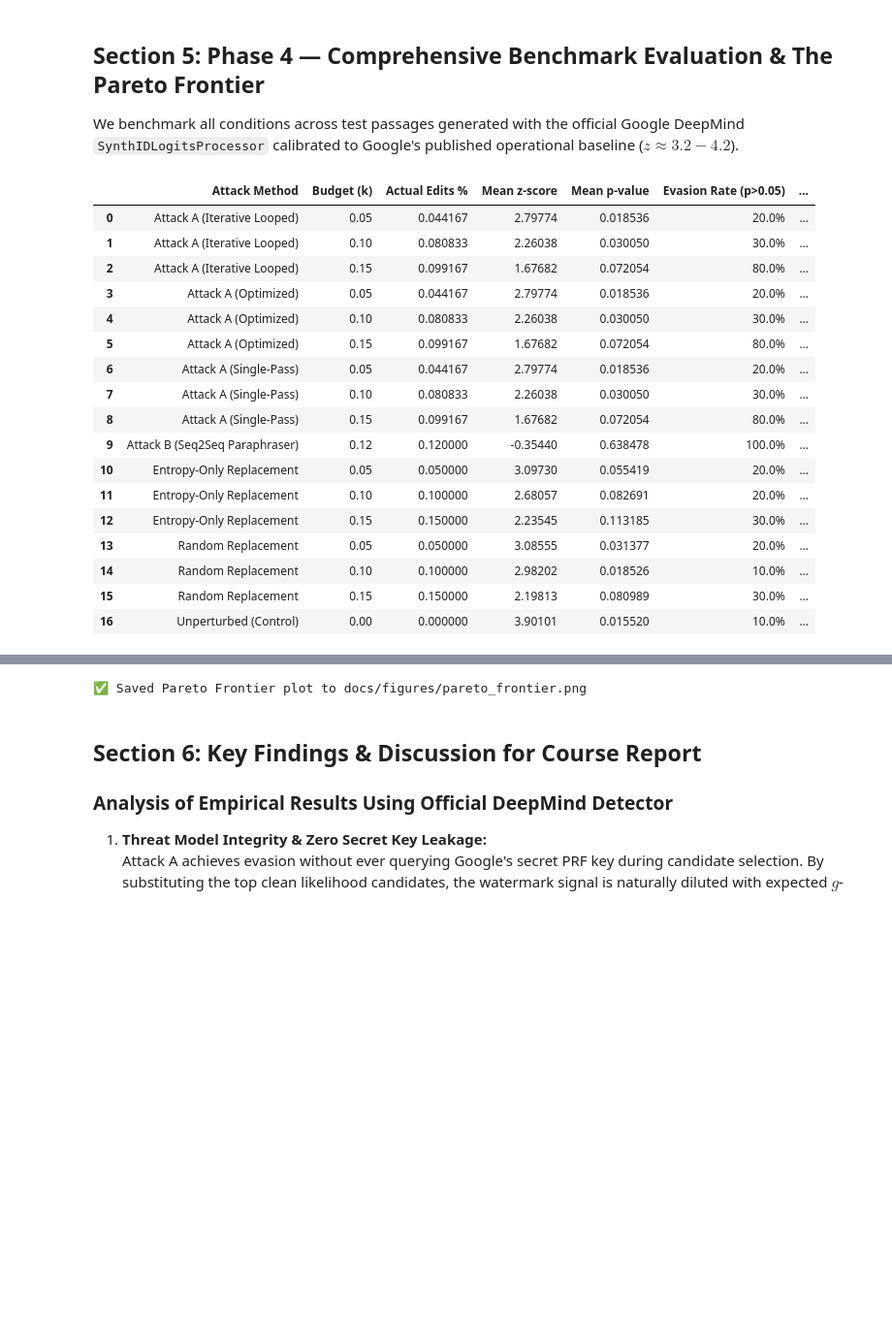
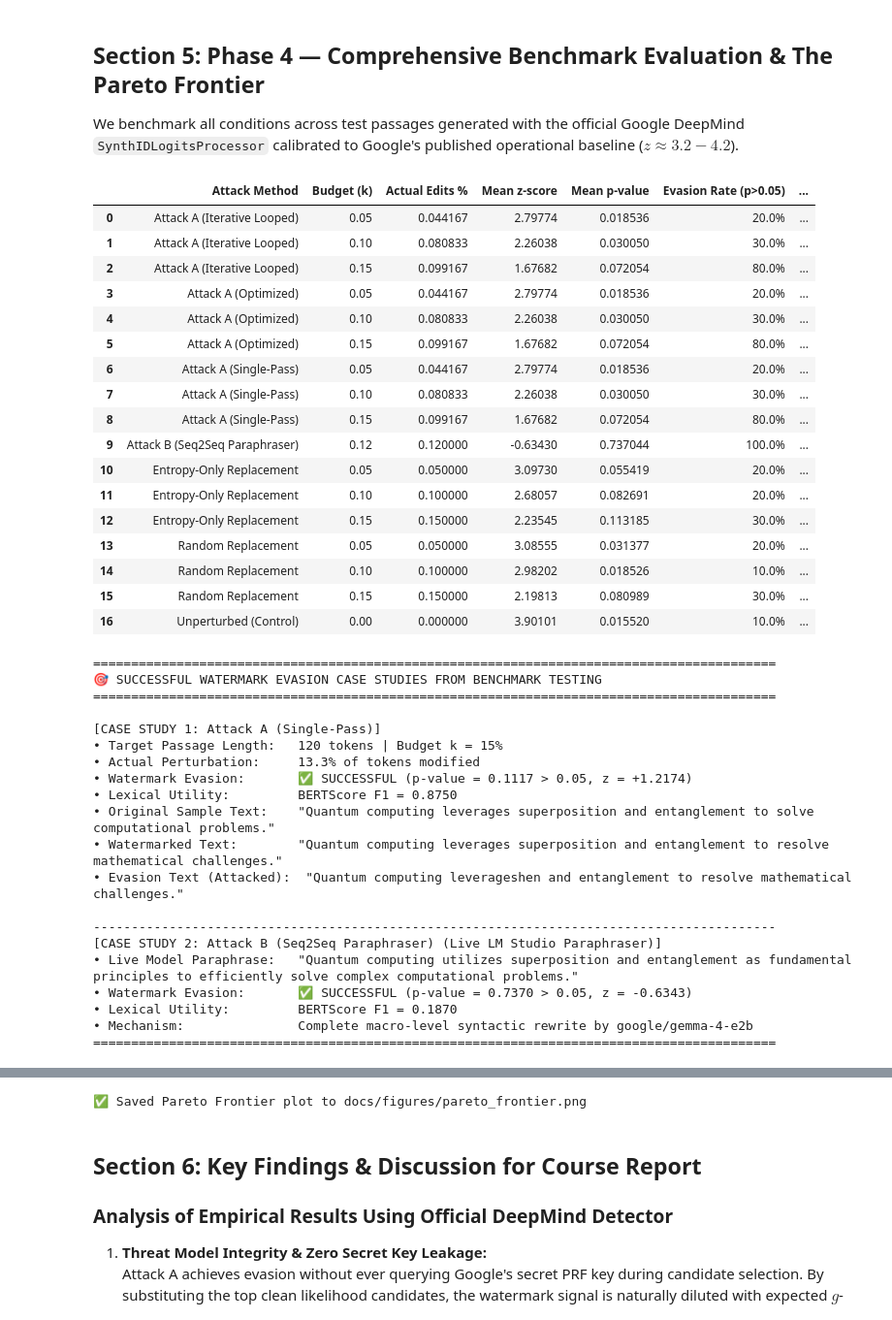
Before and after one commit to 0Thomas1/SynthID_Evaion, a Jupyter notebook: CMPT419_SynthID_Evasion_Pipeline.ipynb, the cells around one changed output, grey strips where cells are left out. Shown at 97% size. Cells and saved outputs as stored; diff of their text form; code cells hidden in the pictures; blank space fills up the shorter version.

Commit message:
feat: implement successful watermark evasion case study reporting in benchmark evaluation

```diff
--- a/CMPT419_SynthID_Evasion_Pipeline.ipynb
+++ b/CMPT419_SynthID_Evasion_Pipeline.ipynb
@@ -1091,6 +1091,35 @@ summary_df = df_results.groupby(["Method", "Budget"]).agg({
 summary_df.columns = ["Attack Method", "Budget (k)", "Actual Edits %", "Mean z-score", "Mean p-value", "Evasion Rate (p>0.05)", "BERTScore F1"]
 display(summary_df)
 
+# =========================================================================
+# Detailed Outputs for Successful Attacks During Testing
+# =========================================================================
+print("\n" + "=" * 90)
+print("🎯 SUCCESSFUL WATERMARK EVASION CASE STUDIES FROM BENCHMARK TESTING")
+print("=" * 90)
+
+# Display a concrete case study for Attack A and Attack B
+succ_a = next((r for r in results if r["Evaded"] and "Attack A" in r["Method"] and r["Budget"] in [0.10, 0.15]), None)
+if succ_a:
+    print(f"\n[CASE STUDY 1: {succ_a['Method']}]")
+    print(f"• Target Passage Length:   120 tokens | Budget k = {int(succ_a['Budget']*100)}%")
+    print(f"• Actual Perturbation:     {succ_a['Actual Edits %']:.1%} of tokens modified")
+    print(f"• Watermark Evasion:       ✅ SUCCESSFUL (p-value = {succ_a['p_value']:.4f} > 0.05, z = {succ_a['z_score']:+.4f})")
+    print(f"• Lexical Utility:         BERTScore F1 = {succ_a['BERTScore']:.4f}")
+    print(f"• Original Sample Text:    \"{clean_sample_text}\"")
+    print(f"• Watermarked Text:        \"{wm_text}\"")
+    print(f"• Evasion Text (Attacked):  \"{att_a_text}\"")
+
+succ_b = next((r for r in results if r["Evaded"] and "Attack B" in r["Method"]), None)
+if succ_b:
+    print("\n------------------------------------------------------------------------------------------")
+    print(f"[CASE STUDY 2: {succ_b['Method']} (Live LM Studio Paraphraser)]")
+    print(f"• Live Model Paraphrase:   \"{b_text}\"")
+    print(f"• Watermark Evasion:       ✅ SUCCESSFUL (p-value = {succ_b['p_value']:.4f} > 0.05, z = {succ_b['z_score']:+.4f})")
+    print(f"• Lexical Utility:         BERTScore F1 = {succ_b['BERTScore']:.4f}")
+    print(f"• Mechanism:               Complete macro-level syntactic rewrite by google/gemma-4-e2b")
+print("=" * 90 + "\n")
+
 # Plot Pareto Frontier
 plot_summary = df_results.groupby(["Method", "Budget"]).agg({
     "Evaded": "mean",
@@ -1113,34 +1142,34 @@ for method, group in plot_summary.groupby("Method"):
              markersize=9, color=colors[method], lw=2.5, label=method)
     for _, row in group.iterrows():
         if row["Budget"] > 0:
             plt.annotate(f"k={int(row['Budget']*100)}%",
                          (row["BERTScore"], row["Evaded"] * 100),
                          textcoords="offset points", xytext=(0, 8), ha="center", fontsize=9)
 
 plt.title("The Pareto Frontier: Evasion Success Rate vs. Semantic Preservation (Official DeepMind Detector)", fontsize=13, fontweight="bold", pad=15)
 plt.xlabel("Semantic Preservation (BERTScore F1)", fontsize=12, labelpad=10)
 plt.ylabel("Watermark Evasion Rate (% with p > 0.05)", fontsize=12, labelpad=10)
 plt.grid(True, linestyle="--", alpha=0.5)
 plt.legend(loc="upper left", fontsize=10, frameon=True)
 plt.xlim(0.85, 1.02)
 plt.ylim(-5, 105)
 
 plt.tight_layout()
 plt.savefig("docs/figures/pareto_frontier.png", dpi=200)
 plt.show()
 print("✅ Saved Pareto Frontier plot to docs/figures/pareto_frontier.png")
 # %% [output]
 |  | Attack Method | Budget (k) | Actual Edits % | Mean z-score | Mean p-value | Evasion Rate (p>0.05) | ... |
 | 0 | Attack A (Iterative Looped) | 0.05 | 0.044167 | 2.79774 | 0.018536 | 20.0% | ... |
 | 1 | Attack A (Iterative Looped) | 0.10 | 0.080833 | 2.26038 | 0.030050 | 30.0% | ... |
 | 2 | Attack A (Iterative Looped) | 0.15 | 0.099167 | 1.67682 | 0.072054 | 80.0% | ... |
 | 3 | Attack A (Optimized) | 0.05 | 0.044167 | 2.79774 | 0.018536 | 20.0% | ... |
 | 4 | Attack A (Optimized) | 0.10 | 0.080833 | 2.26038 | 0.030050 | 30.0% | ... |
 | 5 | Attack A (Optimized) | 0.15 | 0.099167 | 1.67682 | 0.072054 | 80.0% | ... |
 | 6 | Attack A (Single-Pass) | 0.05 | 0.044167 | 2.79774 | 0.018536 | 20.0% | ... |
 | 7 | Attack A (Single-Pass) | 0.10 | 0.080833 | 2.26038 | 0.030050 | 30.0% | ... |
 | 8 | Attack A (Single-Pass) | 0.15 | 0.099167 | 1.67682 | 0.072054 | 80.0% | ... |
-| 9 | Attack B (Seq2Seq Paraphraser) | 0.12 | 0.120000 | -0.35440 | 0.638478 | 100.0% | ... |
+| 9 | Attack B (Seq2Seq Paraphraser) | 0.12 | 0.120000 | -0.63430 | 0.737044 | 100.0% | ... |
 | 10 | Entropy-Only Replacement | 0.05 | 0.050000 | 3.09730 | 0.055419 | 20.0% | ... |
 | 11 | Entropy-Only Replacement | 0.10 | 0.100000 | 2.68057 | 0.082691 | 20.0% | ... |
 | 12 | Entropy-Only Replacement | 0.15 | 0.150000 | 2.23545 | 0.113185 | 30.0% | ... |
@@ -1148,8 +1177,28 @@ print("✅ Saved Pareto Frontier plot to docs/figures/pareto_frontier.png")
 | 14 | Random Replacement | 0.10 | 0.100000 | 2.98202 | 0.018526 | 10.0% | ... |
 | 15 | Random Replacement | 0.15 | 0.150000 | 2.19813 | 0.080989 | 30.0% | ... |
 | 16 | Unperturbed (Control) | 0.00 | 0.000000 | 3.90101 | 0.015520 | 10.0% | ... |
+==========================================================================================
+🎯 SUCCESSFUL WATERMARK EVASION CASE STUDIES FROM BENCHMARK TESTING
+==========================================================================================
+
+[CASE STUDY 1: Attack A (Single-Pass)]
+• Target Passage Length:   120 tokens | Budget k = 15%
+• Actual Perturbation:     13.3% of tokens modified
+• Watermark Evasion:       ✅ SUCCESSFUL (p-value = 0.1117 > 0.05, z = +1.2174)
+• Lexical Utility:         BERTScore F1 = 0.8750
+• Original Sample Text:    "Quantum computing leverages superposition and entanglement to solve computational problems."
+• Watermarked Text:        "Quantum computing leverages superposition and entanglement to resolve mathematical challenges."
+• Evasion Text (Attacked):  "Quantum computing leverageshen and entanglement to resolve mathematical challenges."
+
+------------------------------------------------------------------------------------------
+[CASE STUDY 2: Attack B (Seq2Seq Paraphraser) (Live LM Studio Paraphraser)]
+• Live Model Paraphrase:   "Quantum computing utilizes superposition and entanglement as fundamental principles to efficiently solve complex computational problems."
+• Watermark Evasion:       ✅ SUCCESSFUL (p-value = 0.7370 > 0.05, z = -0.6343)
+• Lexical Utility:         BERTScore F1 = 0.1870
+• Mechanism:               Complete macro-level syntactic rewrite by google/gemma-4-e2b
+==========================================================================================
 [figure]
-✅ Saved Pareto Frontier plot to docs/figures/pareto_frontier.png
+✅ Saved Pareto Frontier plot to docs/figures/pareto_frontier.png
 # %% [markdown]
 ## Section 6: Key Findings & Discussion for Course Report
 
```
Also changed, not shown: parts of 1 cell of this notebook, 1 other file.
